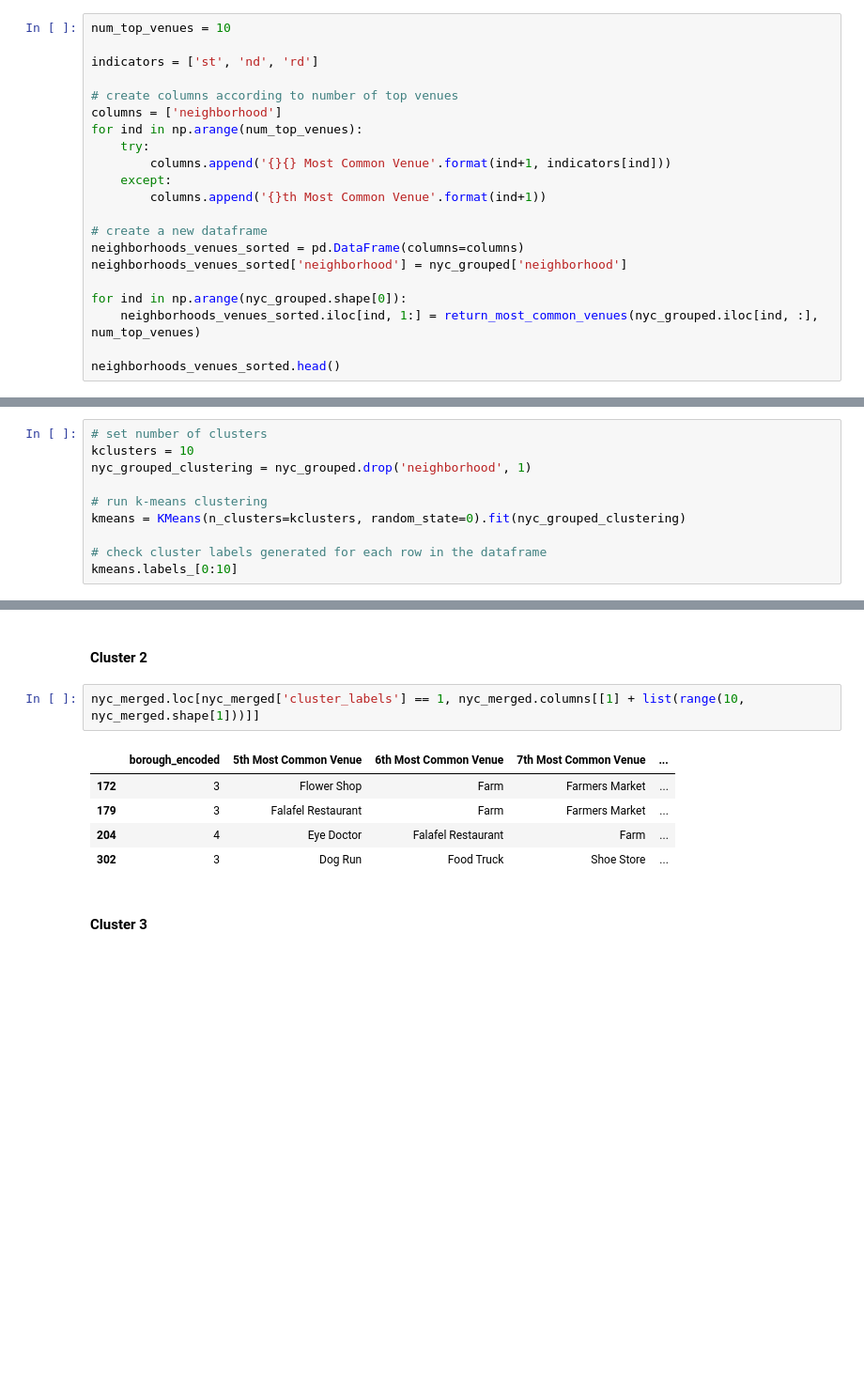
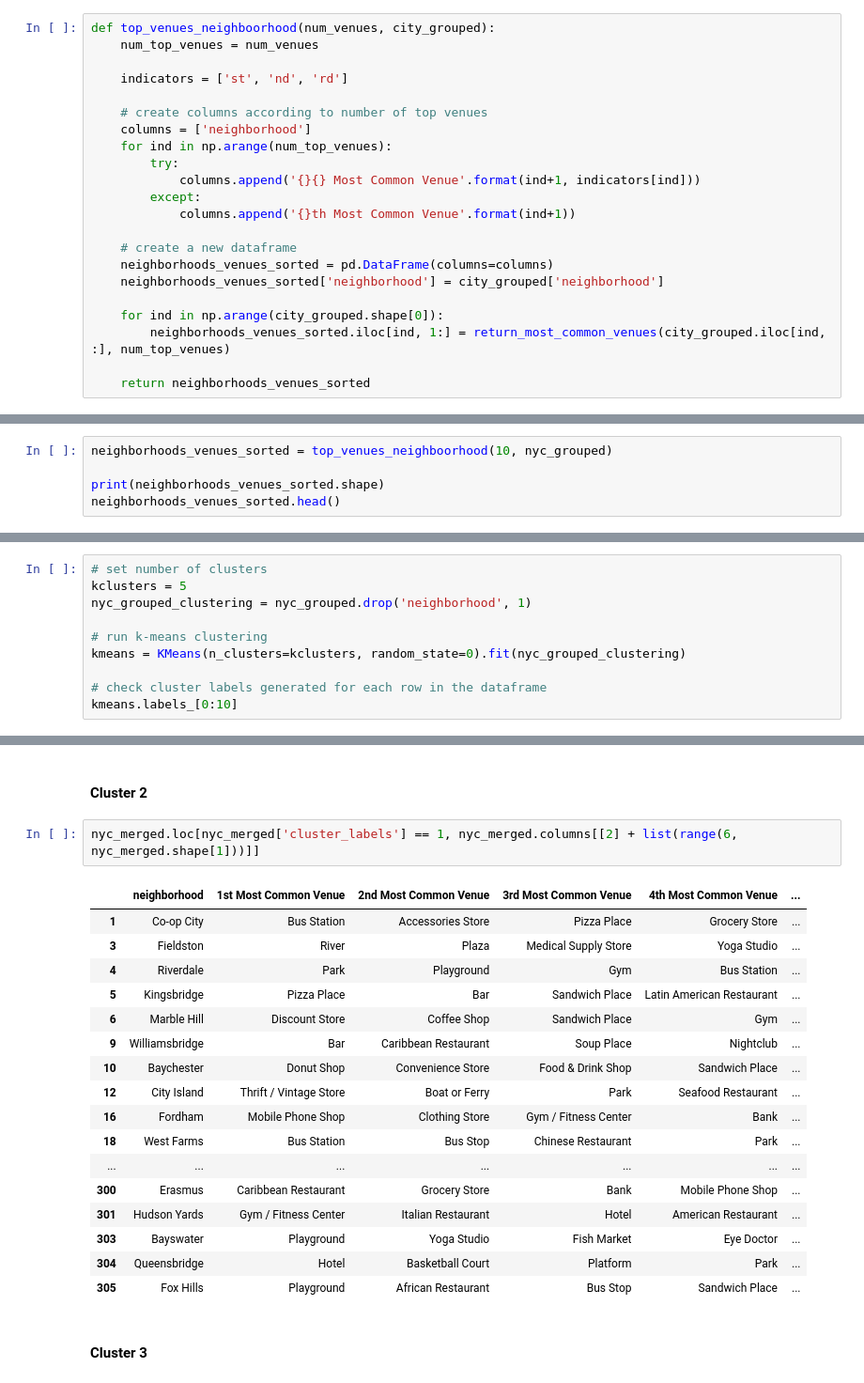
Before and after one commit to rafaelcgama/Capstone, a Jupyter notebook: final.ipynb, the cells around one changed output, grey strips where cells are left out. Shown at 94% size. Drawn from its saved outputs; the diff is of its cells as text; blank space fills up the shorter version.

```diff
--- a/final.ipynb
+++ b/final.ipynb
@@ -370,23 +376,24 @@ def return_most_common_venues(row, num_top_venues):
 # %% [markdown]
 Now let's create the new dataframe and display the top 10 venues for each neighborhood.
 # %%
-num_top_venues = 10
+def top_venues_neighboorhood(num_venues, city_grouped):
+    num_top_venues = num_venues
 
-indicators = ['st', 'nd', 'rd']
+    indicators = ['st', 'nd', 'rd']
 
-# create columns according to number of top venues
-columns = ['neighborhood']
-for ind in np.arange(num_top_venues):
-    try:
-        columns.append('{}{} Most Common Venue'.format(ind+1, indicators[ind]))
-    except:
-        columns.append('{}th Most Common Venue'.format(ind+1))
+    # create columns according to number of top venues
+    columns = ['neighborhood']
+    for ind in np.arange(num_top_venues):
+        try:
+            columns.append('{}{} Most Common Venue'.format(ind+1, indicators[ind]))
+        except:
+            columns.append('{}th Most Common Venue'.format(ind+1))
 
-# create a new dataframe
-neighborhoods_venues_sorted = pd.DataFrame(columns=columns)
-neighborhoods_venues_sorted['neighborhood'] = nyc_grouped['neighborhood']
+    # create a new dataframe
+    neighborhoods_venues_sorted = pd.DataFrame(columns=columns)
+    neighborhoods_venues_sorted['neighborhood'] = city_grouped['neighborhood']
 
-for ind in np.arange(nyc_grouped.shape[0]):
-    neighborhoods_venues_sorted.iloc[ind, 1:] = return_most_common_venues(nyc_grouped.iloc[ind, :], num_top_venues)
+    for ind in np.arange(city_grouped.shape[0]):
+        neighborhoods_venues_sorted.iloc[ind, 1:] = return_most_common_venues(city_grouped.iloc[ind, :], num_top_venues)
 
-neighborhoods_venues_sorted.head()
+    return neighborhoods_venues_sorted
@@ -399,0 +400,5 @@ neighborhoods_venues_sorted.head()
+# %%
+neighborhoods_venues_sorted = top_venues_neighboorhood(10, nyc_grouped)
+
+print(neighborhoods_venues_sorted.shape)
+neighborhoods_venues_sorted.head()
@@ -446,6 +428,6 @@ For n_clusters = 12, silhouette score is 0.04081265429207079)
 # %%
 # set number of clusters
-kclusters = 10
+kclusters = 5
 nyc_grouped_clustering = nyc_grouped.drop('neighborhood', 1)
 
 # run k-means clustering
@@ -535,13 +504,25 @@ nyc_merged.loc[nyc_merged['cluster_labels'] == 0, nyc_merged.columns[[1] + list(
 # %% [markdown]
 #### Cluster 2
 # %%
-nyc_merged.loc[nyc_merged['cluster_labels'] == 1, nyc_merged.columns[[1] + list(range(10, nyc_merged.shape[1]))]]
+nyc_merged.loc[nyc_merged['cluster_labels'] == 1, nyc_merged.columns[[2] + list(range(6, nyc_merged.shape[1]))]]
 # %% [output]
-|  | borough_encoded | 5th Most Common Venue | 6th Most Common Venue | 7th Most Common Venue | ... |
-| 172 | 3 | Flower Shop | Farm | Farmers Market | ... |
-| 179 | 3 | Falafel Restaurant | Farm | Farmers Market | ... |
-| 204 | 4 | Eye Doctor | Falafel Restaurant | Farm | ... |
-| 302 | 3 | Dog Run | Food Truck | Shoe Store | ... |
+|  | neighborhood | 1st Most Common Venue | 2nd Most Common Venue | 3rd Most Common Venue | 4th Most Common Venue | ... |
+| 1 | Co-op City | Bus Station | Accessories Store | Pizza Place | Grocery Store | ... |
+| 3 | Fieldston | River | Plaza | Medical Supply Store | Yoga Studio | ... |
+| 4 | Riverdale | Park | Playground | Gym | Bus Station | ... |
+| 5 | Kingsbridge | Pizza Place | Bar | Sandwich Place | Latin American Restaurant | ... |
+| 6 | Marble Hill | Discount Store | Coffee Shop | Sandwich Place | Gym | ... |
+| 9 | Williamsbridge | Bar | Caribbean Restaurant | Soup Place | Nightclub | ... |
+| 10 | Baychester | Donut Shop | Convenience Store | Food & Drink Shop | Sandwich Place | ... |
+| 12 | City Island | Thrift / Vintage Store | Boat or Ferry | Park | Seafood Restaurant | ... |
+| 16 | Fordham | Mobile Phone Shop | Clothing Store | Gym / Fitness Center | Bank | ... |
+| 18 | West Farms | Bus Station | Bus Stop | Chinese Restaurant | Park | ... |
+| ... | ... | ... | ... | ... | ... | ... |
+| 300 | Erasmus | Caribbean Restaurant | Grocery Store | Bank | Mobile Phone Shop | ... |
+| 301 | Hudson Yards | Gym / Fitness Center | Italian Restaurant | Hotel | American Restaurant | ... |
+| 303 | Bayswater | Playground | Yoga Studio | Fish Market | Eye Doctor | ... |
+| 304 | Queensbridge | Hotel | Basketball Court | Platform | Park | ... |
+| 305 | Fox Hills | Playground | African Restaurant | Bus Stop | Sandwich Place | ... |
 # %% [markdown]
 #### Cluster 3
 # %%
```
Also changed, not shown: parts of 103 cells of this notebook, 1 other file.
